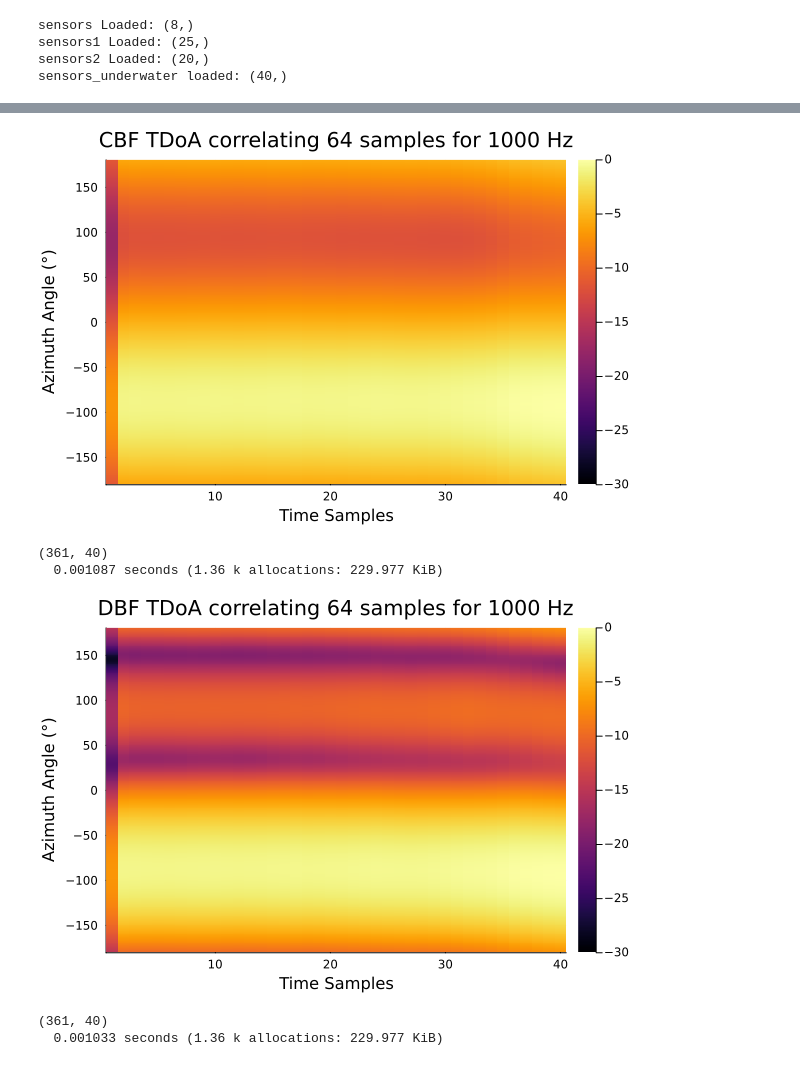
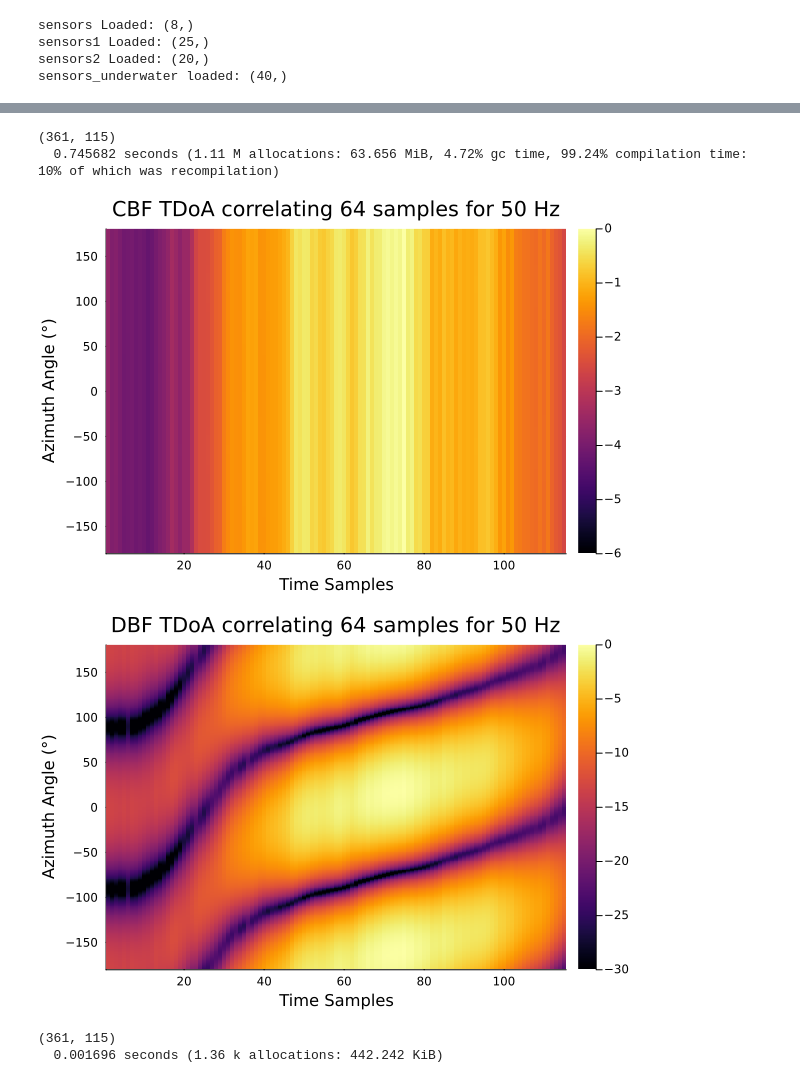
Before and after one commit to soundmapping/localization, a Jupyter notebook: real_data.ipynb, the cells around one changed output, grey strips where cells are left out. Drawn from its saved outputs; the diff is of its cells as text; code cells hidden in the pictures.

```diff
--- a/real_data.ipynb
+++ b/real_data.ipynb
@@ -12,5 +12,6 @@ sensors2 Loaded: (20,)
 sensors_underwater loaded: (40,)
 # %%
 using WAV
-new_sig, sample_rate = wavread("./signal_generator/270deg_1kHz_tone_sr32kHz.wav");
+# new_sig, sample_rate = wavread("./signal_generator/270deg_1kHz_tone_sr32kHz.wav");
 # new_sig, sample_rate = wavread("./signal_generator/1000hz_circle.wav");
+new_sig, sample_rate = wavread("./signal_generator/50hz_circle.wav");
@@ -19,5 +18,5 @@ new_sig, sample_rate = wavread("./signal_generator/270deg_1kHz_tone_sr32kHz.wav"
 # %%
-freq = 1000;            # Frequency of Interest (in Hz)
+freq = 50;            # Frequency of Interest (in Hz)
 c0 = 343;             # Speed of Medium (in m/s)
 NFFT = 2^8; #2^11;
 noverlap = Int(NFFT * (3 // 4));
@@ -98,16 +152,16 @@ weighting vector: Rational[1//3, 1//3, 1//3] has sum 1//1
 # %%
 using Plots
 using DSP.Util: pow2db
 P_cbfs_db = pow2db.(P_cbfs);
 P_cbfs_db .-= maximum(P_cbfs_db);
 println(size(P_cbfs_db))
 @time p = plot(t_doa, az, P_cbfs_db, st=:heatmap,
-     clims=(-30.0, 0.0),
+     clims=(-6.0, 0.0),
      xlabel="Time Samples",
      ylabel="Azimuth Angle (°)",
      title="CBF TDoA correlating $(corr_samples) samples for $(freq) Hz", rasterized = true)
 display(p)
 # %% [output]
+(361, 115)
+  0.745682 seconds (1.11 M allocations: 63.656 MiB, 4.72% gc time, 99.24% compilation time: 10% of which was recompilation)
-[figure, old version]
+[figure, new version]
-(361, 40)
-  0.001087 seconds (1.36 k allocations: 229.977 KiB)
@@ -122,6 +189,6 @@ println(size(P_dbfs_db))
      title="DBF TDoA correlating $(corr_samples) samples for $(freq) Hz", rasterized = true)
 display(p)
 # %% [output]
-[figure, old version]
+[figure, new version]
-(361, 40)
-  0.001033 seconds (1.36 k allocations: 229.977 KiB)
+(361, 115)
+  0.001696 seconds (1.36 k allocations: 442.242 KiB)
```
Also changed, not shown: parts of 9 cells of this notebook, 13 other files.
